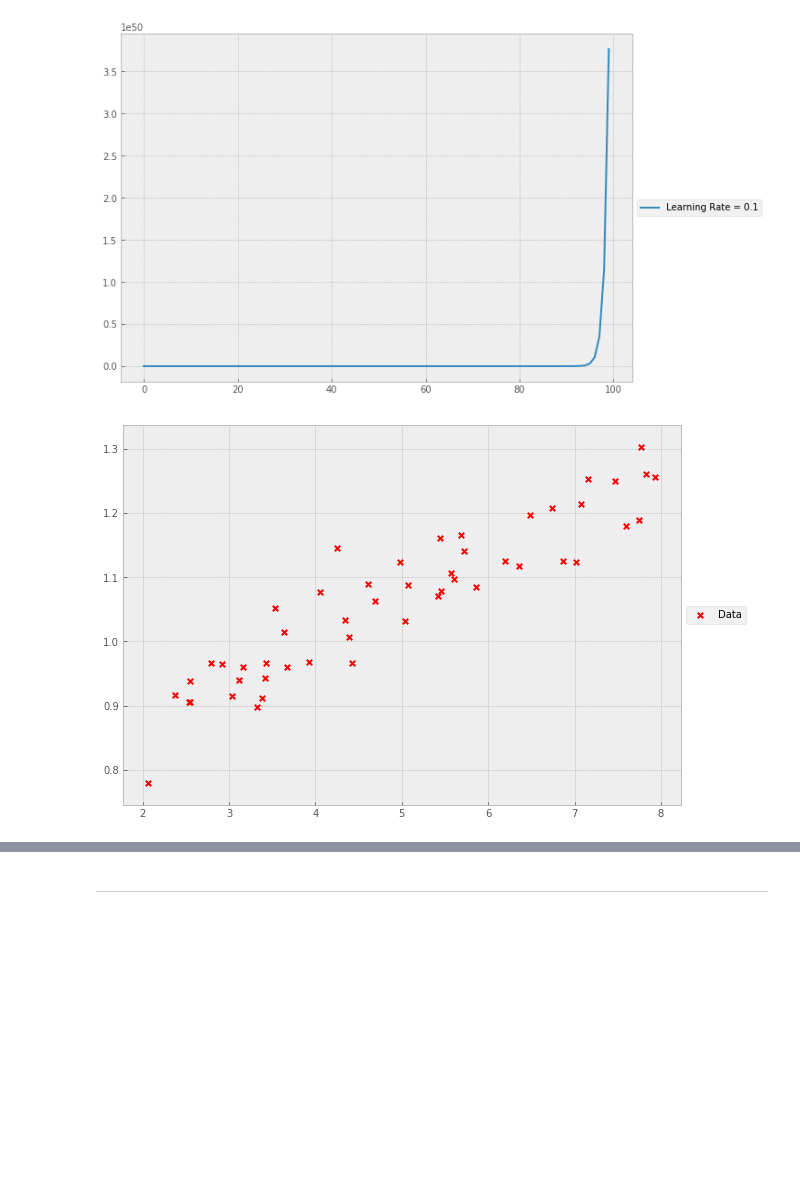
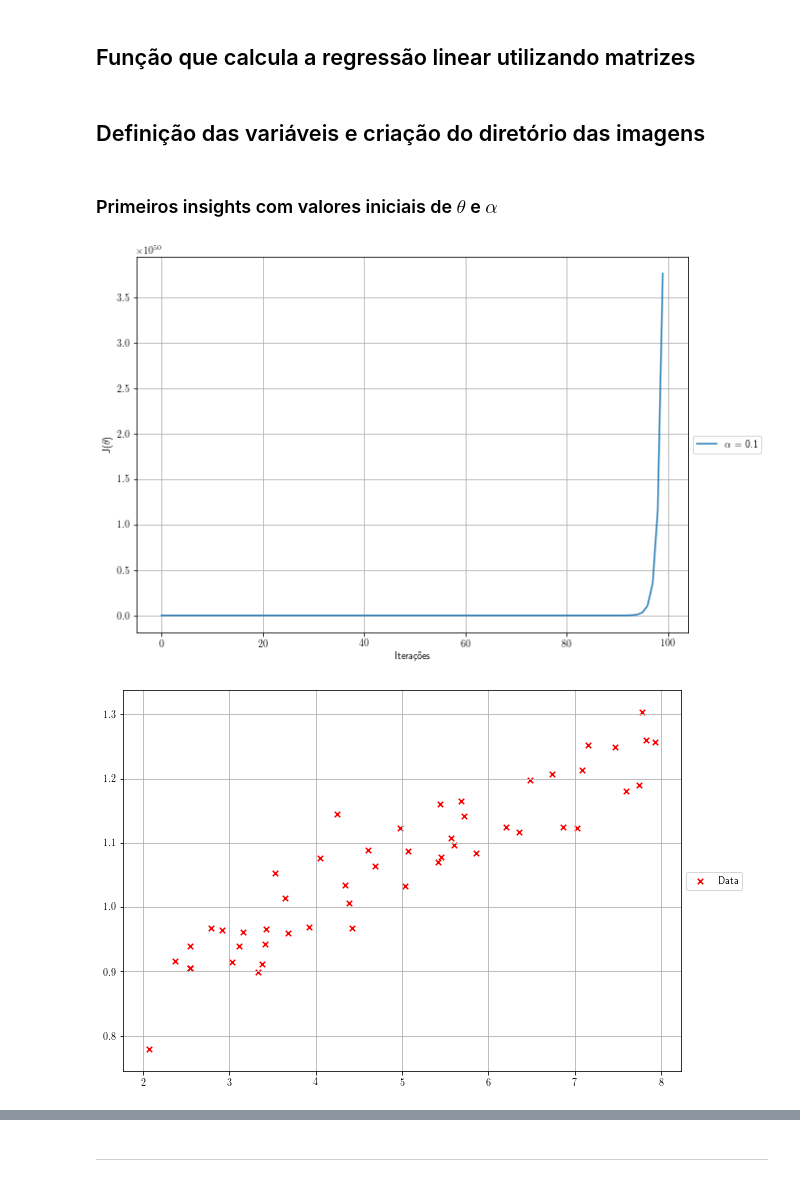
Before and after one commit to danbailo/T1-Inteligencia-Artificial, a Jupyter notebook: src/Trabalho 1 - Inteligência Artificial.ipynb, the cells around one changed output, grey strips where cells are left out. Cells and saved outputs as stored; diff of their text form; code cells hidden in the pictures; blank space fills up the shorter version.

```diff
--- a/src/Trabalho 1 - Inteligência Artificial.ipynb
+++ b/src/Trabalho 1 - Inteligência Artificial.ipynb
@@ -3,6 +5,3 @@ import numpy as np
 import matplotlib.pyplot as plt
 import os
 %matplotlib inline
-# %%
-plt.style.use('ggplot')
-plt.style.use('bmh')
@@ -9,6 +10,10 @@ plt.style.use('bmh')
 # %%
-plt.rcParams['figure.figsize'] = (10, 7) #largura e altura
-plt.rc('text', usetex=True)
+plt.rcParams['figure.figsize'] = (10, 7) #(width,height)
+plt.rcParams['axes.grid'] = True
+plt.rcParams['text.usetex'] = True
+plt.rcParams['savefig.format']: 'pdf'
+# %% [markdown]
+## Função que calcula a regressão linear utilizando matrizes
 # %%
 def linear_regression(num_it, alpha, theta):
     err = np.zeros(num_it)
@@ -19,4 +24,6 @@ def linear_regression(num_it, alpha, theta):
         err[i] = J
         theta = theta - ((alpha/m)*np.dot(X.T,e))
     return err, theta
+# %% [markdown]
+## Definição das variáveis e criação do diretório das imagens
 # %%
@@ -31,19 +40,23 @@ X[:,-1:] = x
 initial_theta = np.array([0,0]).reshape(2,1)
 
 NUM_IT = 100
+# %% [markdown]
+### Primeiros insights com valores iniciais de $\theta$ e $\alpha$
 # %%
 err, theta = linear_regression(num_it=NUM_IT, alpha=0.1, theta=initial_theta)
-plt.plot(range(NUM_IT),err, label='Learning Rate = 0.1')
+plt.plot(range(NUM_IT),err, label=r'$\alpha$ = 0.1')
+plt.xlabel('Iterações')
+plt.ylabel(r'J($\theta$)')
 plt.legend(loc='center left', bbox_to_anchor=(1.0, 0.5))
-plt.savefig(os.path.join('..','imgs/')+'first_insight.pdf', bbox_inches='tight')
+plt.savefig(os.path.join('..','imgs/')+'first_insight', bbox_inches='tight')
 # %% [output]
-[figure, old version]
+[figure, new version]
 # %%
 plt.scatter(x,y, label= 'Data', s=30, marker='x', c='r')
 plt.legend(loc='center left', bbox_to_anchor=(1.0, 0.5))
-plt.savefig(os.path.join('..','imgs/')+'data.pdf', bbox_inches='tight')
+plt.savefig(os.path.join('..','imgs/')+'data', bbox_inches='tight')
 # %% [output]
-[figure, old version]
+[figure, new version]
 # %%
 plt.scatter(x,y, label= 'Data', s=30, marker='x', c='r')
 plt.plot(x, [theta[0]+(theta[1]*i) for i in x], label= 'Predicted', c='orange')
```
Also changed, not shown: parts of 26 cells of this notebook.
